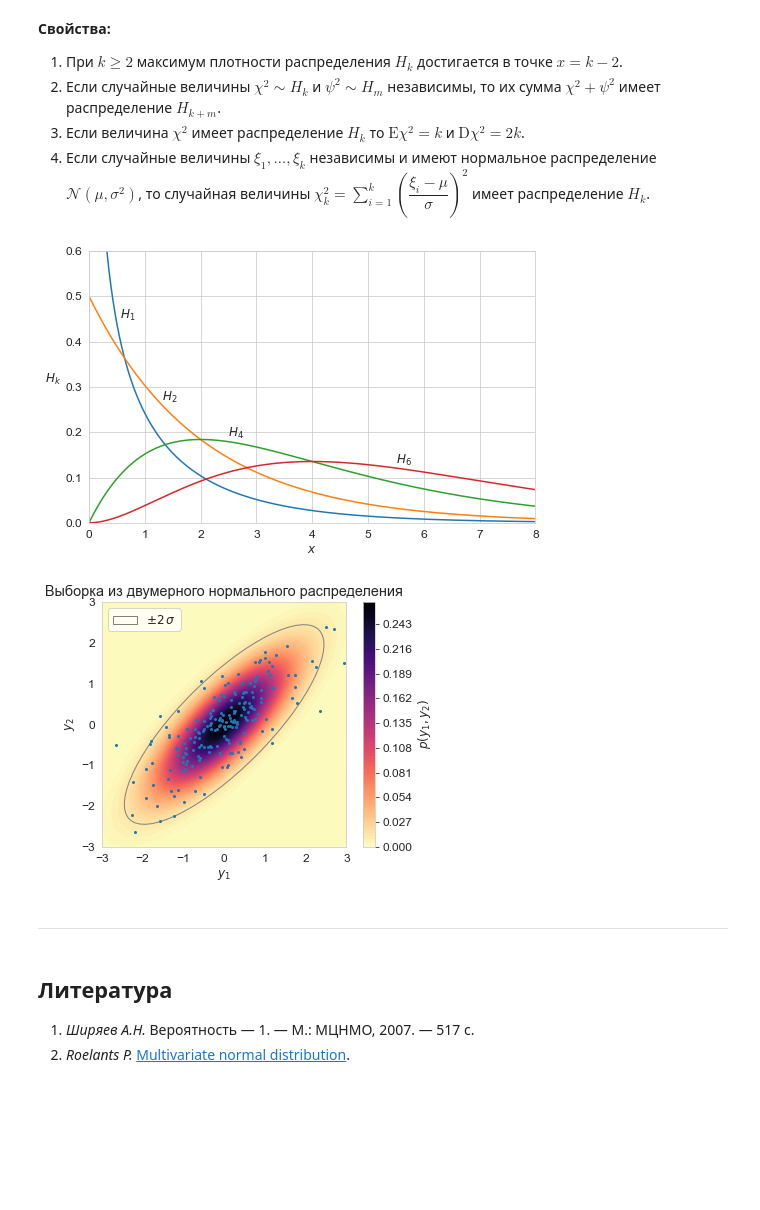
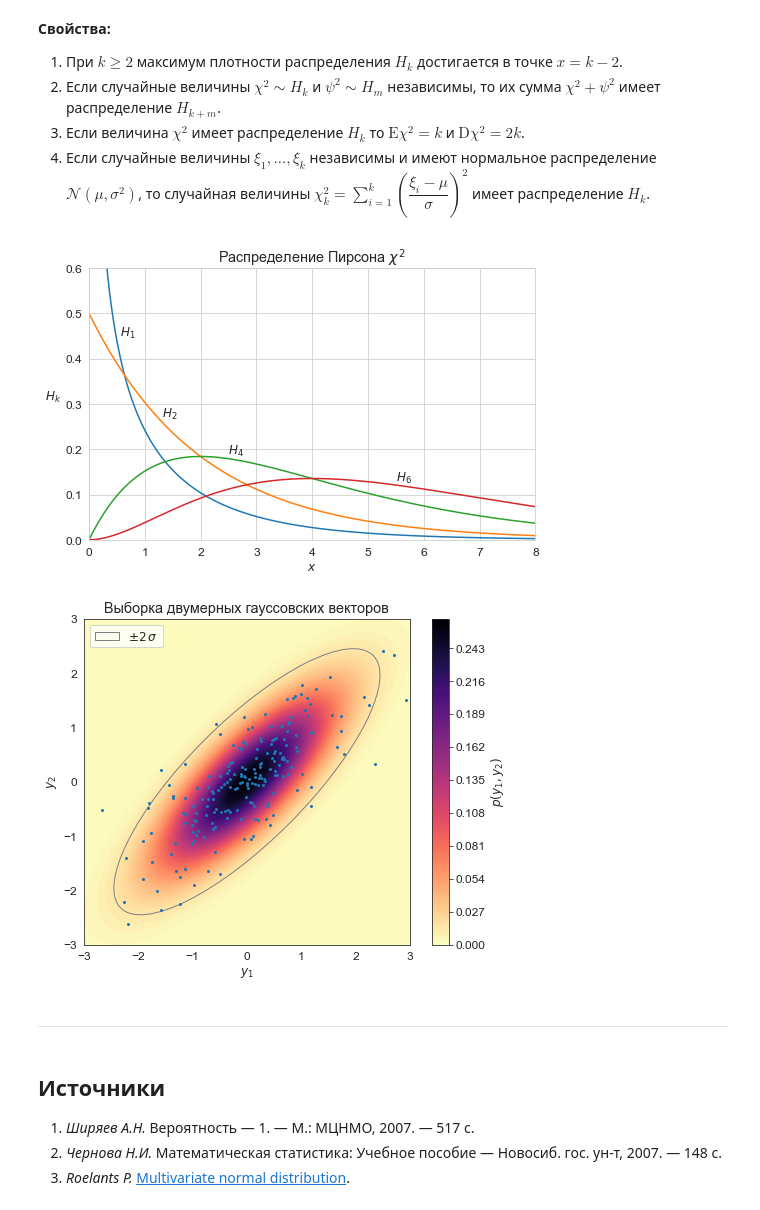
Before and after one commit to aa-savelyev/DaOptSm, a Jupyter notebook: 2.PT/05.GaussianVar.ipynb, the cells around one changed output. Drawn from its saved outputs; the diff is of its cells as text; code cells hidden in the pictures; blank space fills up the shorter version.

```diff
--- a/2.PT/05.GaussianVar.ipynb
+++ b/2.PT/05.GaussianVar.ipynb
@@ -102,7 +106,7 @@ def univariate_normal(x, mean, variance):
             np.exp(-(x - mean)**2 / (2 * variance)))
 # %%
 # Plot different Univariate Normals
-x = np.linspace(-3, 5, num=1001)
+x = np.linspace(-3, 6, num=1001)
 fig = plt.figure(figsize=(8, 5))
 plt.plot(x, univariate_normal(x, 0, 1),
          label="$\mathcal{N}(0, 1)$")
@@ -425,10 +437,13 @@ X = np.random.normal(size=(d, n))
 Y = (mean + L.dot(X)).T
 # %%
 # Plot the samples and the distribution
-fig, ax = plt.subplots(figsize=(6, 4.5))
+seaborn.set_style('white')
+fig, ax = plt.subplots(figsize=(8, 6))
+
 # Plot bivariate distribution
 x1, x2, p = generate_surface(mean, covariance, d)
 con = ax.contourf(x1, x2, p, 100, cmap=cm.magma_r)
+
 # Plot samples
 s = ax.plot(Y[:,0], Y[:,1], 'o', c=cm.tab10(0), ms=2, label='точки')
 ax.set_xlabel('$x_1$')
@@ -462,24 +477,25 @@ $$
 1. Если случайные величины $\xi_1, \ldots, \xi_k$ независимы и имеют нормальное распределение $\mathcal{N}(\mu, \sigma^2)$, то случайная величины $\chi_k^2 = \sum\limits_{i=1}^{k} \left( \dfrac{\xi_i-\mu}{\sigma} \right)^2$ имеет распределение $H_k$.
 # %%
 # Show data
+seaborn.set_style('whitegrid')
 t = np.linspace(0, 8, 1001)
 fig, ax1 = plt.subplots(nrows=1, ncols=1, figsize=(8,5))
+ax1.set_title('Распределение Пирсона $\chi^2$')
 
 txt_coords = {1:(0.56,0.45),2:(1.3,0.27),4:(2.5,0.19),6:(5.5,0.13)}
 for k in [1,2,4,6]:
     ax1.plot(t, stats.chi2(k).pdf(t), '-', label=f'$H_{k}$')
     ax1.text(*txt_coords[k],f'$H_{k}$')
 
-# Ys = np.random.normal(size=(2, int(1e4)))
+# Ys = np.random.normal(size=(4, int(1e4)))
 # plt.hist(sum(Ys**2),bins=300,density=True,color=cm.tab10(7),alpha=0.5,label='')
 
 ax1.set_xlim(0, 8)
 ax1.set_ylim(0, 0.6)
 ax1.set_xlabel('$x$')
 ax1.set_ylabel('$H_k$',rotation=0,ha='right')
-# ax1.legend()
 plt.show()
 # %% [output]
-[figure, old version]
+[figure, new version]
 # %%
 def make_ellipse(mu, cov, ci=0.95, color='gray', label='$\pm 2\,\sigma$'):
@@ -492,33 +508,38 @@ def make_ellipse(mu, cov, ci=0.95, color='gray', label='$\pm 2\,\sigma$'):
     return e
 # %%
 # Plot the samples and the distribution
-fig, ax = plt.subplots(figsize=(6, 4.5))
+seaborn.set_style('white')
+fig, ax = plt.subplots(figsize=(8, 6))
+
 # Plot bivariate distribution
 x1, x2, p = generate_surface(mean, covariance, d)
 con = ax.contourf(x1, x2, p, 100, cmap=cm.magma_r)
+
 # Plot 95% Interval
 e = make_ellipse(mean, covariance)
 ax.add_artist(e)
+
 # Plot samples
 s = ax.plot(Y[:,0], Y[:,1], 'o', c=cm.tab10(0), ms=2, label='точки')
 ax.set_xlabel('$y_1$')
 ax.set_ylabel('$y_2$')
 ax.axis([-3., 3., -3., 3.])
 ax.set_aspect('equal')
-ax.set_title('Выборка из двумерного нормального распределения')
+ax.set_title('Выборка двумерных гауссовских векторов')
 cbar = plt.colorbar(con)
 cbar.ax.set_ylabel('$p(y_1, y_2)$')
 
 plt.legend(handles=[e, ], loc=2)
 plt.show()
 # %% [output]
-[figure, old version]
+[figure, new version]
 # %% [markdown]
 ---
 # %% [markdown]
-## Литература
+## Источники
 
 1. *Ширяев А.Н.* Вероятность &mdash; 1. &mdash; М.: МЦНМО, 2007. &mdash; 517 с.
+1. *Чернова Н.И.* Математическая статистика: Учебное пособие &mdash; Новосиб. гос. ун-т, 2007. &mdash; 148 с.
 1. *Roelants P.* [Multivariate normal distribution](https://peterroelants.github.io/posts/multivariate-normal-primer/).
 # %%
 # Versions used
```
Also changed, not shown: parts of 30 cells of this notebook, 19 other files.
